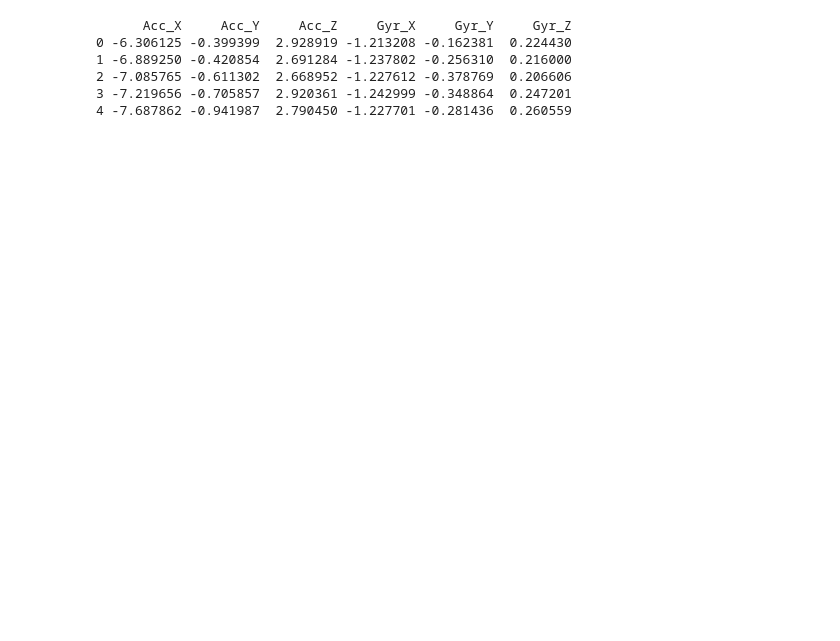
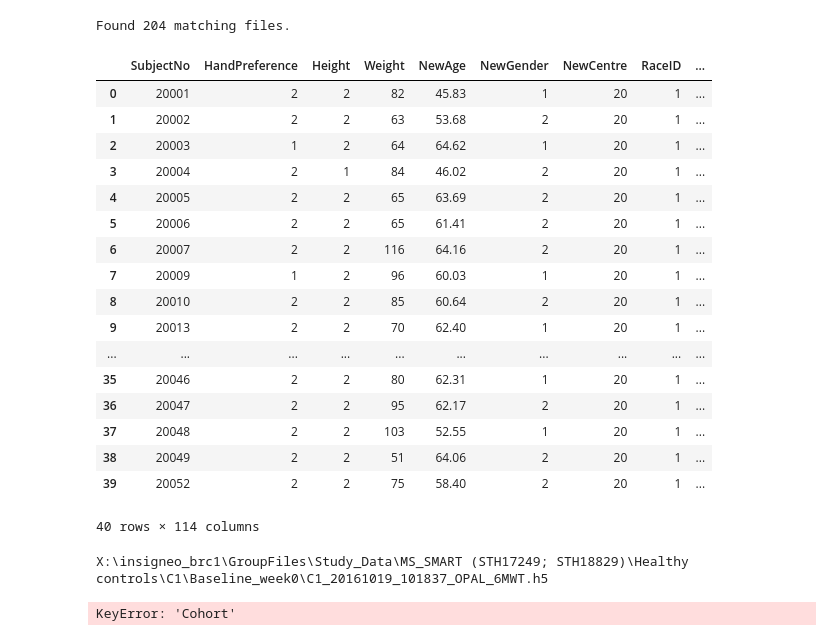
Before and after one commit to uos-mobgap/ms_h5_processing, a Jupyter notebook: ms_h5_processing.ipynb, the cells around one changed output. Drawn from its saved outputs; the diff is of its cells as text; code cells hidden in the pictures; blank space fills up the shorter version.

Commit message:
Metadata Incoroporated

```diff
--- a/ms_h5_processing.ipynb
+++ b/ms_h5_processing.ipynb
@@ -8,15 +12,10 @@ from mobgap.data import GenericMobilisedDataset
 from mobgap.pipeline import MobilisedPipelineImpaired
 # %%
 # Experimental Parameters
-sensor_mapping = {
-    "Right Leg": "SI-001639",
-    "Left Arm": "SI-001638",
-    "Trunk": "SI-001643",
-    "Right Arm": "SI-001641",
-    "Left Leg": "SI-001635",
-    "Lumbar": "SI-001644",
-}
 
-desired_sensor_id = sensor_mapping["Lumbar"]
+# which files to find
+root_dir = r"X:\insigneo_brc1\GroupFiles\Study_Data\MS_SMART (STH17249; STH18829)\\"
+pattern = f"*6MWT.h5"
+desired_sensor = "Lumbar"
 # %%
 # Functions
@@ -47,13 +146,43 @@ def get_acc_gyr_from_h5(path, desired_sensor_id, prints = False):
 # %%
-# Preliminary exploration
-path = r"X:\insigneo_brc1\GroupFiles\Study_Data\MS_SMART (STH17249; STH18829)\pwMS\MS004\Baseline_week0\MS004_20151111_101415_OPAL_6MWT.h5"
-
-acc_gyr_data = get_acc_gyr_from_h5(path, desired_sensor_id)
-print(acc_gyr_data.head(5))
+# Get all file paths (only needs to be run once so in own cell)
+file_paths = find_files_with_progress(root_dir, pattern)
+subject_ids = [path.split("\\")[-1].split("_")[0] for path in file_paths]
 # %% [output]
-      Acc_X     Acc_Y     Acc_Z     Gyr_X     Gyr_Y     Gyr_Z
-0 -6.306125 -0.399399  2.928919 -1.213208 -0.162381  0.224430
-1 -6.889250 -0.420854  2.691284 -1.237802 -0.256310  0.216000
-2 -7.085765 -0.611302  2.668952 -1.227612 -0.378769  0.206606
-3 -7.219656 -0.705857  2.920361 -1.242999 -0.348864  0.247201
-4 -7.687862 -0.941987  2.790450 -1.227701 -0.281436  0.260559
+Found 204 matching files.
+# %%
+metadata_file_path = root_dir + "Sheffield_MS-SMART_Maindataset.xlsx"
+metadata_2_file_path = root_dir + "LongitudinalStudy_MS-SMART.xlsx"
+metadata = pd.read_excel(metadata_file_path)
+metadata_2 = pd.read_excel(metadata_2_file_path)
+
+display(metadata)
+
+for path in file_paths:
+    print(path)
+    subject_id = path.split("\\")[-3]
+    acc_gyr_data = get_acc_gyr_from_h5(path, desired_sensor)
+
+    metadata_row = metadata[metadata["SubjectNo"] == subject_id]
+    save_to_mat_files(acc_gyr_data, metadata_row, prints = False)
+    bruh
+# %% [output]
+|  | SubjectNo | HandPreference | Height | Weight | NewAge | NewGender | NewCentre | RaceID | ... |
+| 0 | 20001 | 2 | 2 | 82 | 45.83 | 1 | 20 | 1 | ... |
+| 1 | 20002 | 2 | 2 | 63 | 53.68 | 2 | 20 | 1 | ... |
+| 2 | 20003 | 1 | 2 | 64 | 64.62 | 1 | 20 | 1 | ... |
+| 3 | 20004 | 2 | 1 | 84 | 46.02 | 2 | 20 | 1 | ... |
+| 4 | 20005 | 2 | 2 | 65 | 63.69 | 2 | 20 | 1 | ... |
+| 5 | 20006 | 2 | 2 | 65 | 61.41 | 2 | 20 | 1 | ... |
+| 6 | 20007 | 2 | 2 | 116 | 64.16 | 2 | 20 | 1 | ... |
+| 7 | 20009 | 1 | 2 | 96 | 60.03 | 1 | 20 | 1 | ... |
+| 8 | 20010 | 2 | 2 | 85 | 60.64 | 2 | 20 | 1 | ... |
+| 9 | 20013 | 2 | 2 | 70 | 62.40 | 1 | 20 | 1 | ... |
+| ... | ... | ... | ... | ... | ... | ... | ... | ... | ... |
+| 35 | 20046 | 2 | 2 | 80 | 62.31 | 1 | 20 | 1 | ... |
+| 36 | 20047 | 2 | 2 | 95 | 62.17 | 2 | 20 | 1 | ... |
+| 37 | 20048 | 2 | 2 | 103 | 52.55 | 1 | 20 | 1 | ... |
+| 38 | 20049 | 2 | 2 | 51 | 64.06 | 2 | 20 | 1 | ... |
+| 39 | 20052 | 2 | 2 | 75 | 58.40 | 2 | 20 | 1 | ... |
+40 rows × 114 columns
+X:\insigneo_brc1\GroupFiles\Study_Data\MS_SMART (STH17249; STH18829)\Healthy controls\C1\Baseline_week0\C1_20161019_101837_OPAL_6MWT.h5
+KeyError: 'Cohort'
```
Also changed, not shown: parts of 2 cells of this notebook.
